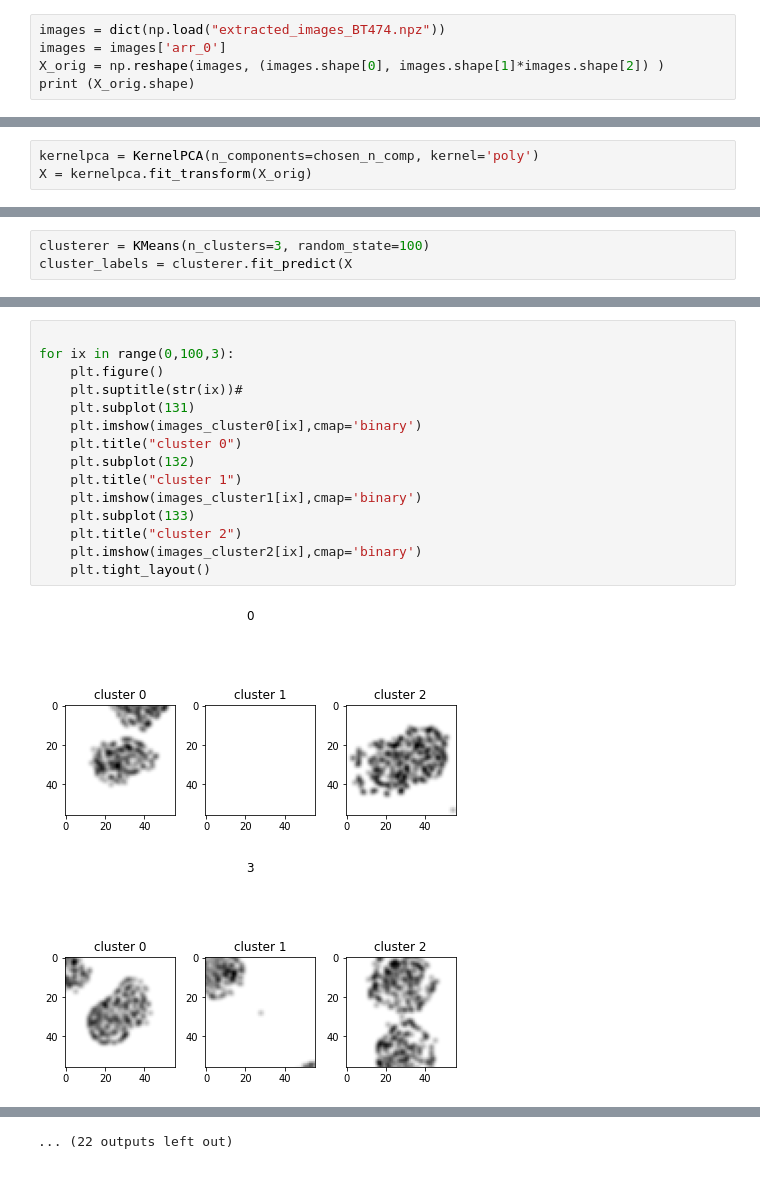
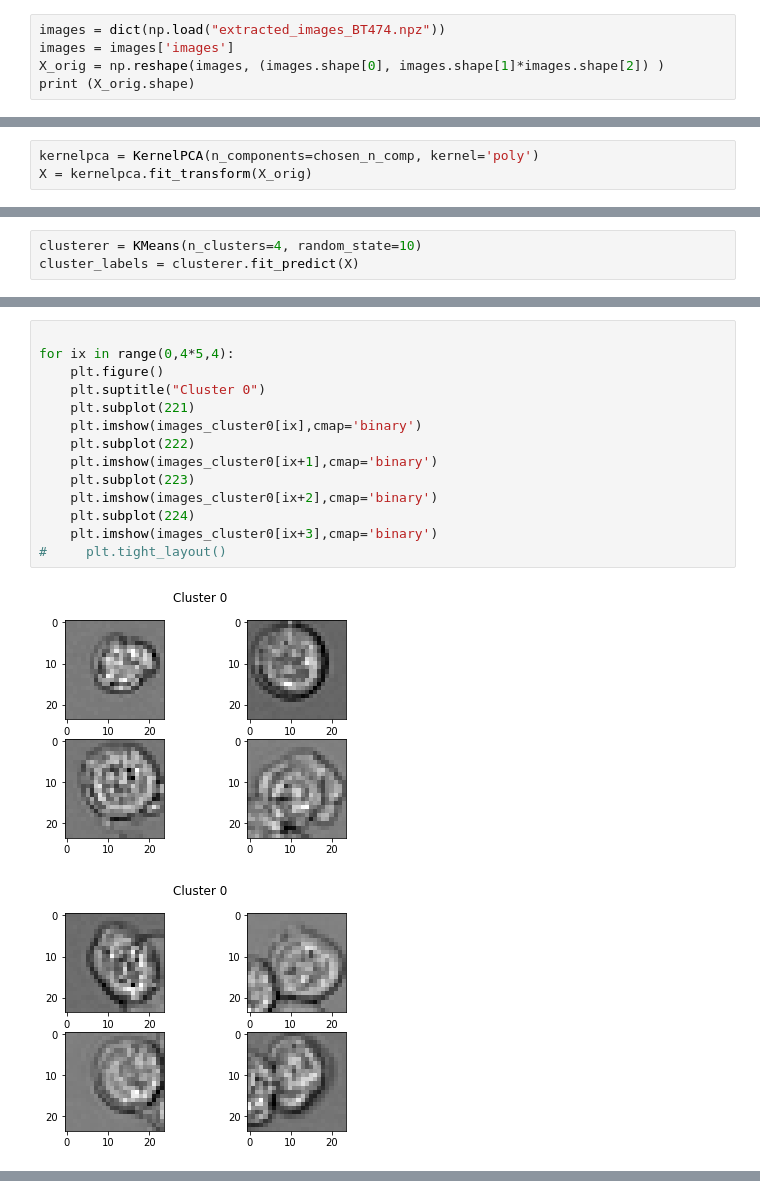
Before and after one commit to hershalpandya/images_practice, a Jupyter notebook: ML_A172_00d00h00m.ipynb, the cells around one changed output, grey strips where cells are left out. Saved outputs shown, nothing was run; the diff lists cells and outputs as text.

```diff
--- a/ML_A172_00d00h00m.ipynb
+++ b/ML_A172_00d00h00m.ipynb
@@ -16,6 +16,6 @@ pca_kernel='poly'#'rbf'#'linear'
 # %%
 images = dict(np.load("extracted_images_BT474.npz"))
-images = images['arr_0']
+images = images['images']
 X_orig = np.reshape(images, (images.shape[0], images.shape[1]*images.shape[2]) )
 print (X_orig.shape)
 # %% [output]
@@ -155,6 +155,6 @@ For n_clusters = 15 The average silhouette_score is : 0.1658797563169136
 # %%
-clusterer = KMeans(n_clusters=3, random_state=100)
-cluster_labels = clusterer.fit_predict(X
+clusterer = KMeans(n_clusters=4, random_state=10)
+cluster_labels = clusterer.fit_predict(X)
 # %%
 cluster_labels.shape
 # %% [output]
@@ -174,18 +182,17 @@ images_cluster2= images[cluster_labels==2]
 # %%
 
-for ix in range(0,100,3):
+for ix in range(0,4*5,4):
     plt.figure()
-    plt.suptitle(str(ix))#
-    plt.subplot(131)
+    plt.suptitle("Cluster 0")
+    plt.subplot(221)
     plt.imshow(images_cluster0[ix],cmap='binary')
-    plt.title("cluster 0")
-    plt.subplot(132)
-    plt.title("cluster 1")
-    plt.imshow(images_cluster1[ix],cmap='binary')
-    plt.subplot(133)
-    plt.title("cluster 2")
-    plt.imshow(images_cluster2[ix],cmap='binary')
-    plt.tight_layout()
+    plt.subplot(222)
+    plt.imshow(images_cluster0[ix+1],cmap='binary')
+    plt.subplot(223)
+    plt.imshow(images_cluster0[ix+2],cmap='binary')
+    plt.subplot(224)
+    plt.imshow(images_cluster0[ix+3],cmap='binary')
+#     plt.tight_layout()
 # %% [output]
-[figure, old version]
+[figure, new version]
-[figure, old version]
+[figure, new version]
@@ -202 +201,0 @@ for ix in range(0,100,3):
-... (22 outputs left out)
```
Also changed, not shown: parts of 15 cells of this notebook.
